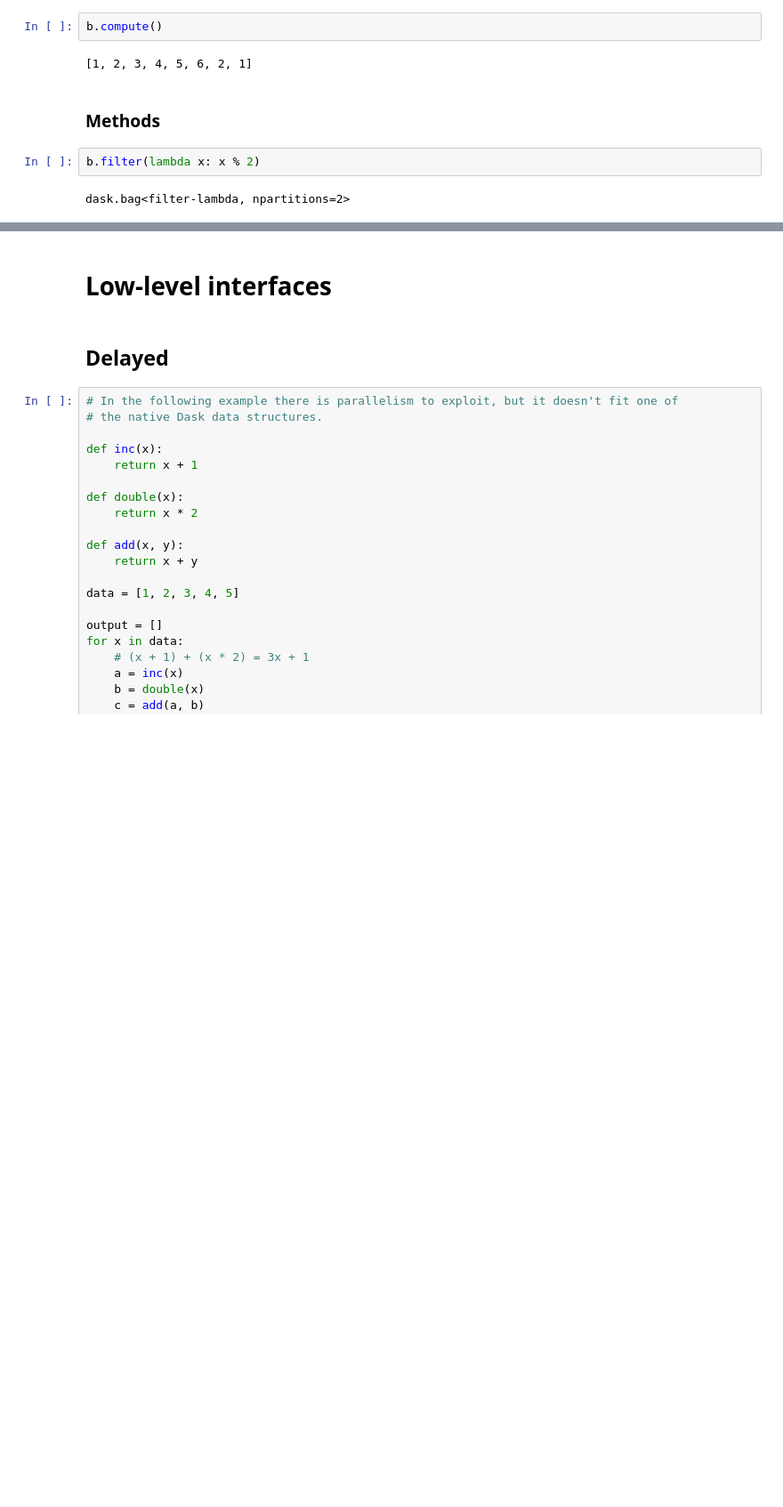
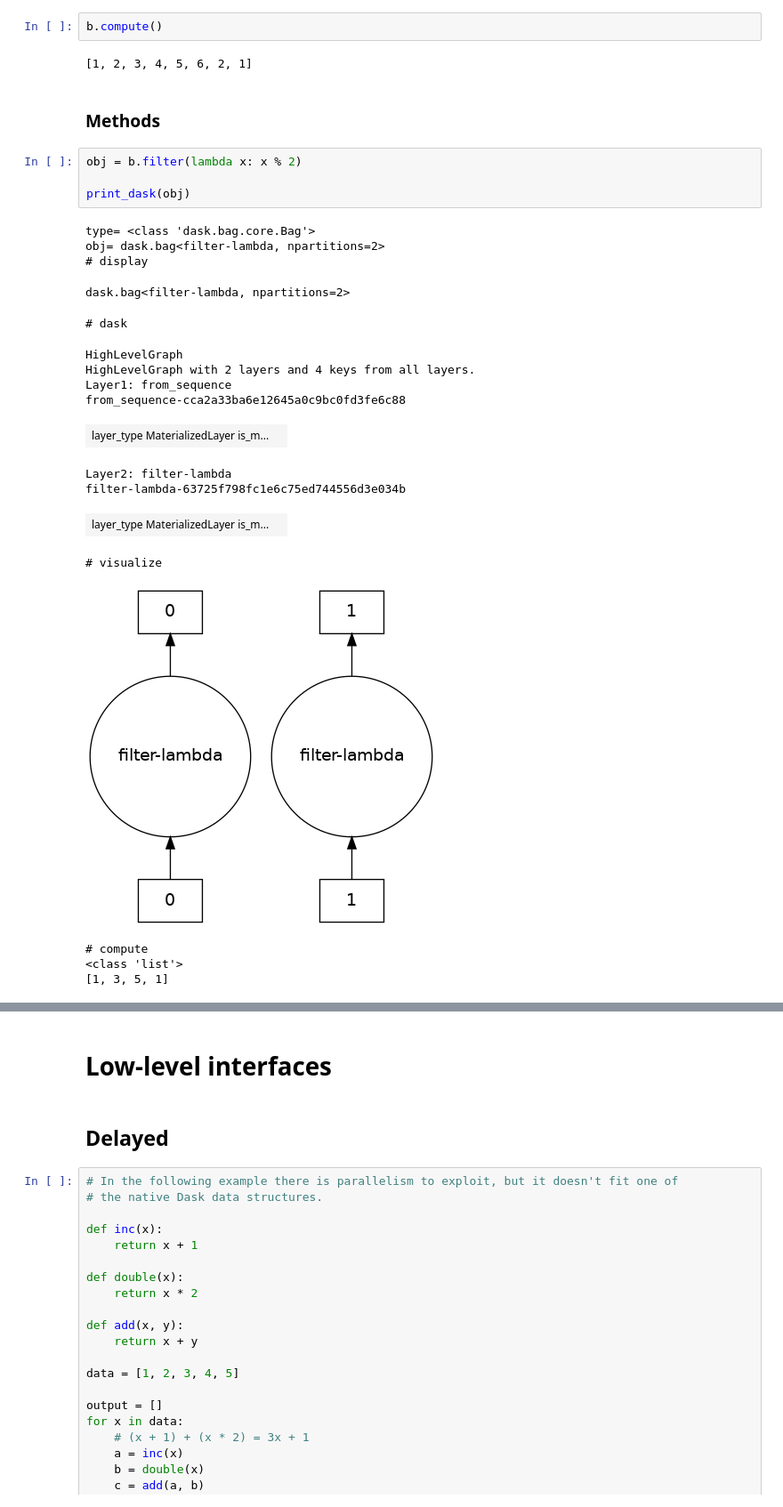
Before and after one commit to gpsaggese/umd_data605, a Jupyter notebook: tutorials/tutorial_dask/Dask_tutorial.ipynb, the cells around one changed output, grey strips where cells are left out. Shown at 89% size. Cells and saved outputs as stored; diff of their text form; blank space fills up the shorter version.

```diff
--- a/tutorials/tutorial_dask/Dask_tutorial.ipynb
+++ b/tutorials/tutorial_dask/Dask_tutorial.ipynb
@@ -665,7 +680,26 @@ b.compute()
 # %% [markdown]
 ### Methods
 # %%
-b.filter(lambda x: x % 2)
+obj = b.filter(lambda x: x % 2)
+
+print_dask(obj)
 # %% [output]
-dask.bag<filter-lambda, npartitions=2>
+type= <class 'dask.bag.core.Bag'>
+obj= dask.bag<filter-lambda, npartitions=2>
+# display
+dask.bag<filter-lambda, npartitions=2>
+# dask
+HighLevelGraph
+HighLevelGraph with 2 layers and 4 keys from all layers.
+Layer1: from_sequence
+from_sequence-cca2a33ba6e12645a0c9bc0fd3fe6c88
+| layer_type MaterializedLayer is_m... |  |
+Layer2: filter-lambda
+filter-lambda-63725f798fc1e6c75ed744556d3e034b
+| layer_type MaterializedLayer is_m... |  |
+# visualize
+[figure, added]
+# compute
+<class 'list'>
+[1, 3, 5, 1]
 # %%
```
Also changed, not shown: parts of 20 cells of this notebook, 1 other file.
